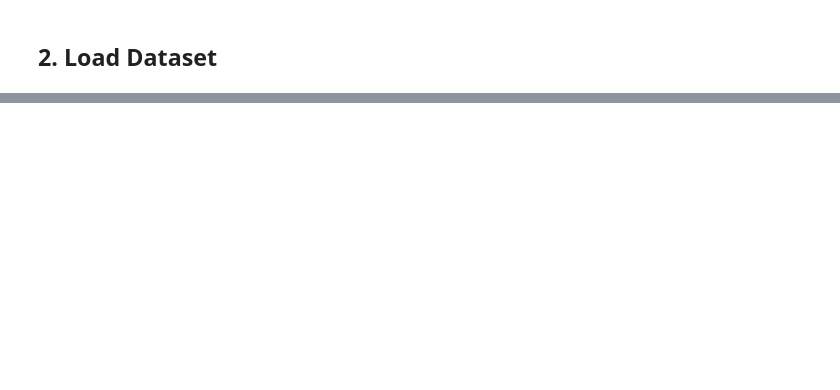
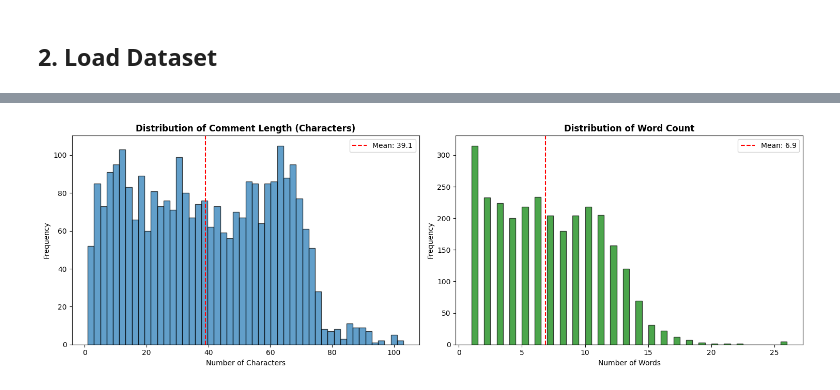
Before and after one commit to LucaFraMacera/ML4SE-2025-Project, a Jupyter notebook: data_cleaning.ipynb, the cells around one changed output, grey strips where cells are left out. Drawn from its saved outputs; the diff is of its cells as text; code cells hidden in the pictures; blank space fills up the shorter version.

```diff
--- a/data_cleaning.ipynb
+++ b/data_cleaning.ipynb
@@ -531,0 +269,26 @@ Name: count, dtype: int64
+# %%
+# Visualize text length distribution
+fig, axes = plt.subplots(1, 2, figsize=(15, 5))
+
+# Character length distribution
+axes[0].hist(df_cleaned['comment_length'], bins=50, edgecolor='black', alpha=0.7)
+axes[0].set_title('Distribution of Comment Length (Characters)', fontsize=12, fontweight='bold')
+axes[0].set_xlabel('Number of Characters', fontsize=10)
+axes[0].set_ylabel('Frequency', fontsize=10)
+axes[0].axvline(df_cleaned['comment_length'].mean(), color='red', linestyle='--',
+                label=f'Mean: {df_cleaned["comment_length"].mean():.1f}')
+axes[0].legend()
+
+# Word count distribution
+axes[1].hist(df_cleaned['word_count'], bins=50, edgecolor='black', alpha=0.7, color='green')
+axes[1].set_title('Distribution of Word Count', fontsize=12, fontweight='bold')
+axes[1].set_xlabel('Number of Words', fontsize=10)
+axes[1].set_ylabel('Frequency', fontsize=10)
+axes[1].axvline(df_cleaned['word_count'].mean(), color='red', linestyle='--',
+                label=f'Mean: {df_cleaned["word_count"].mean():.1f}')
+axes[1].legend()
+
+plt.tight_layout()
+plt.show()
+# %% [output]
+[figure, added]
```
Also changed, not shown: parts of 59 cells of this notebook, 19 other files.
